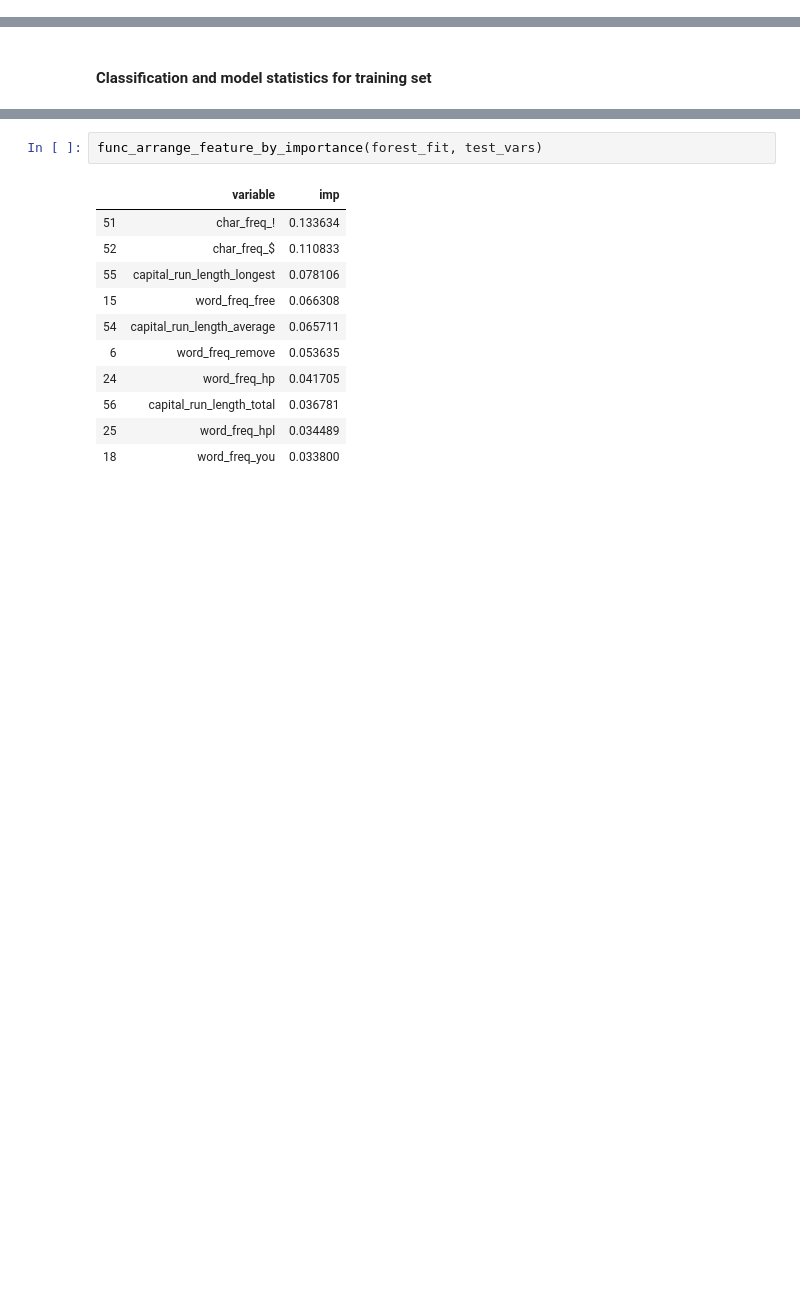
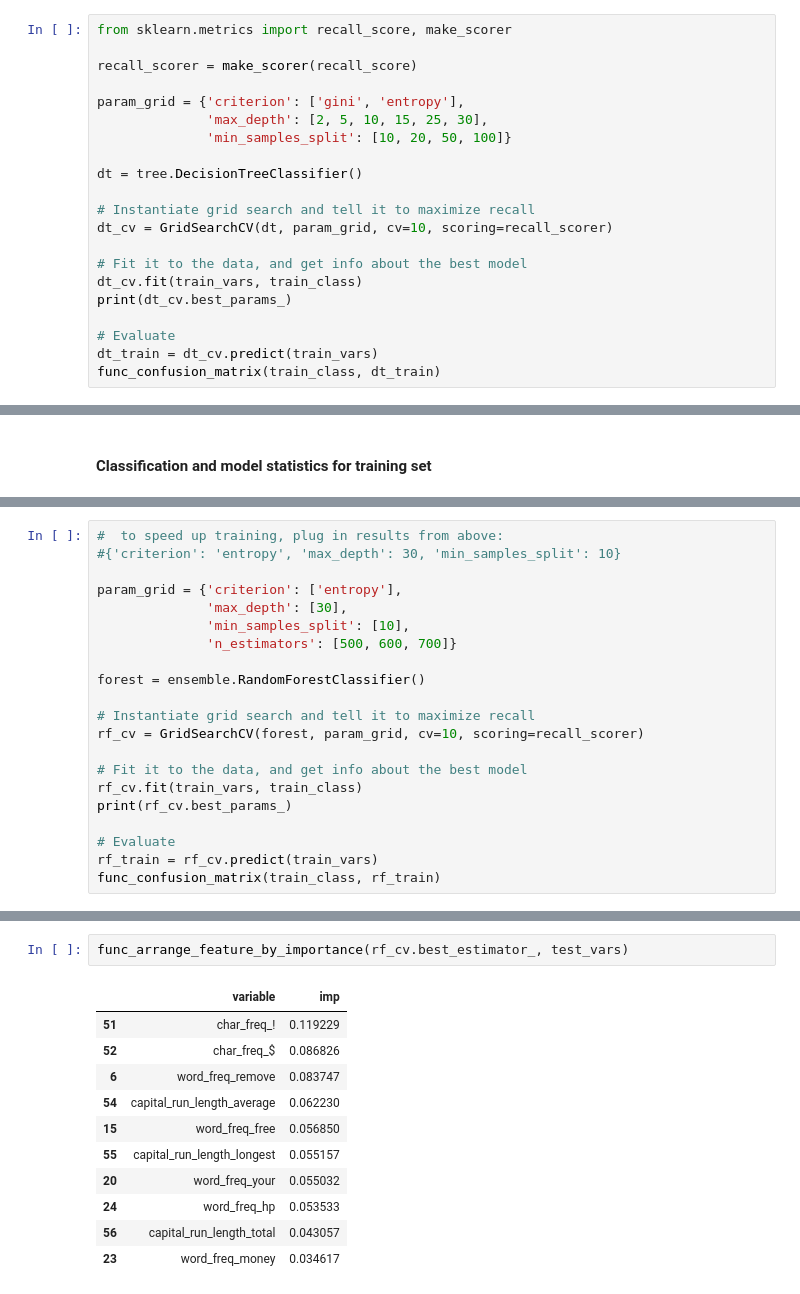
Before and after one commit to benhorvath/web_analytics, a Jupyter notebook: week9/Assignment9.ipynb, the cells around one changed output, grey strips where cells are left out. Drawn from its saved outputs; the diff is of its cells as text; blank space fills up the shorter version.

```diff
--- a/week9/Assignment9.ipynb
+++ b/week9/Assignment9.ipynb
@@ -226,0 +158,21 @@ weighted avg       0.95      0.95      0.95       690
+# %%
+from sklearn.metrics import recall_score, make_scorer
+
+recall_scorer = make_scorer(recall_score)
+
+param_grid = {'criterion': ['gini', 'entropy'],
+              'max_depth': [2, 5, 10, 15, 25, 30],
+              'min_samples_split': [10, 20, 50, 100]}
+
+dt = tree.DecisionTreeClassifier()
+
+# Instantiate grid search and tell it to maximize recall
+dt_cv = GridSearchCV(dt, param_grid, cv=10, scoring=recall_scorer)
+
+# Fit it to the data, and get info about the best model
+dt_cv.fit(train_vars, train_class)
+print(dt_cv.best_params_)
+
+# Evaluate
+dt_train = dt_cv.predict(train_vars)
+func_confusion_matrix(train_class, dt_train)
@@ -293,0 +260,21 @@ weighted avg       0.99      0.99      0.99      3220
+# %%
+#  to speed up training, plug in results from above:
+#{'criterion': 'entropy', 'max_depth': 30, 'min_samples_split': 10}
+
+param_grid = {'criterion': ['entropy'],
+              'max_depth': [30],
+              'min_samples_split': [10],
+              'n_estimators': [500, 600, 700]}
+
+forest = ensemble.RandomForestClassifier()
+
+# Instantiate grid search and tell it to maximize recall
+rf_cv = GridSearchCV(forest, param_grid, cv=10, scoring=recall_scorer)
+
+# Fit it to the data, and get info about the best model
+rf_cv.fit(train_vars, train_class)
+print(rf_cv.best_params_)
+
+# Evaluate
+rf_train = rf_cv.predict(train_vars)
+func_confusion_matrix(train_class, rf_train)
@@ -310,17 +325,17 @@ weighted avg       0.93      0.93      0.93       691
 # %%
-func_arrange_feature_by_importance(forest_fit, test_vars)
+func_arrange_feature_by_importance(rf_cv.best_estimator_, test_vars)
 # %% [output]
 |  | variable | imp |
-| 51 | char_freq_! | 0.133634 |
-| 52 | char_freq_$ | 0.110833 |
-| 55 | capital_run_length_longest | 0.078106 |
-| 15 | word_freq_free | 0.066308 |
-| 54 | capital_run_length_average | 0.065711 |
-| 6 | word_freq_remove | 0.053635 |
-| 24 | word_freq_hp | 0.041705 |
-| 56 | capital_run_length_total | 0.036781 |
-| 25 | word_freq_hpl | 0.034489 |
-| 18 | word_freq_you | 0.033800 |
+| 51 | char_freq_! | 0.119229 |
+| 52 | char_freq_$ | 0.086826 |
+| 6 | word_freq_remove | 0.083747 |
+| 54 | capital_run_length_average | 0.062230 |
+| 15 | word_freq_free | 0.056850 |
+| 55 | capital_run_length_longest | 0.055157 |
+| 20 | word_freq_your | 0.055032 |
+| 24 | word_freq_hp | 0.053533 |
+| 56 | capital_run_length_total | 0.043057 |
+| 23 | word_freq_money | 0.034617 |
 # %% [markdown]
 #### Support Vector Machines
 
```
Also changed, not shown: parts of 41 cells of this notebook.
